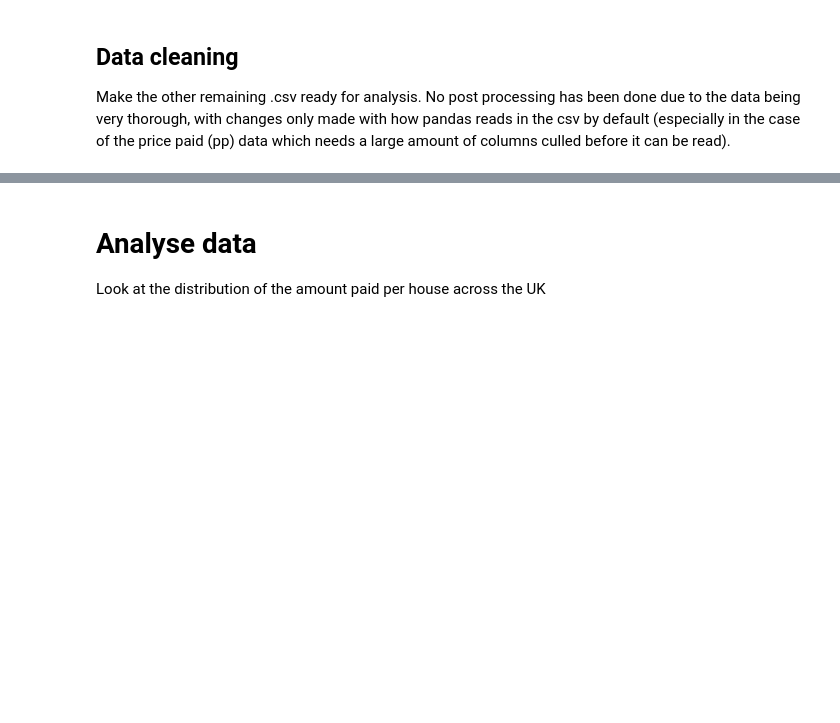
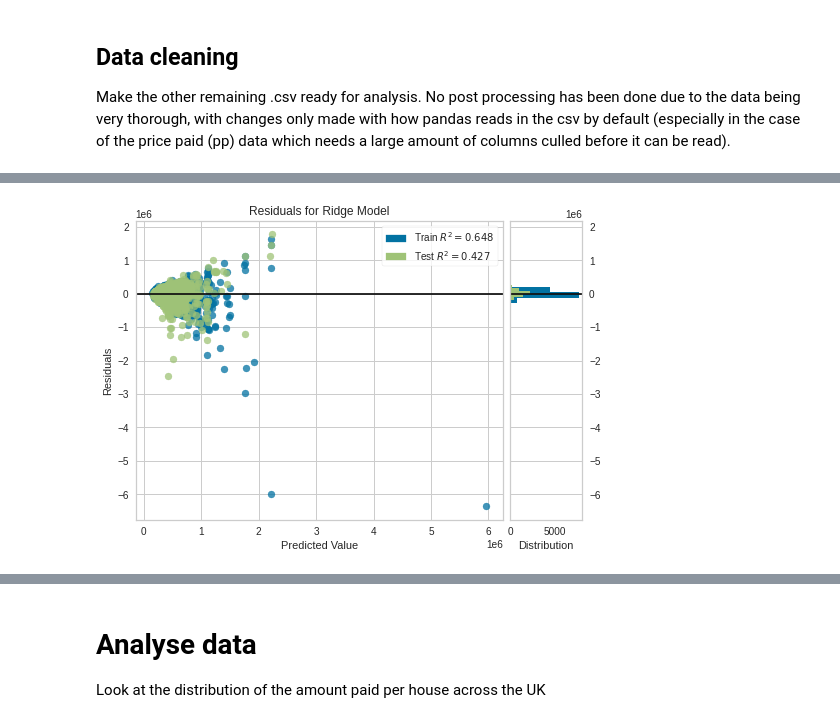
Before and after one commit to rwclutterbuck/Data-Analysis-Examples, a Jupyter notebook: data_processing.ipynb, the cells around one changed output, grey strips where cells are left out. Drawn from its saved outputs; the diff is of its cells as text; code cells hidden in the pictures; blank space fills up the shorter version.

```diff
--- a/data_processing.ipynb
+++ b/data_processing.ipynb
@@ -199,0 +264,2 @@ population = pd.read_csv('RawData/Population Data/PopulationData.csv',
+# %%
+model_type = create_model('ridge')
@@ -199,0 +280,2 @@ population = pd.read_csv('RawData/Population Data/PopulationData.csv',
+# %%
+tuned = tune_model(model_type, n_iter=25)
@@ -199,0 +296,4 @@ population = pd.read_csv('RawData/Population Data/PopulationData.csv',
+# %%
+plot_model(tuned)
+# %% [output]
+[figure, added]
```
Also changed, not shown: parts of 30 cells of this notebook, 1 other file.
